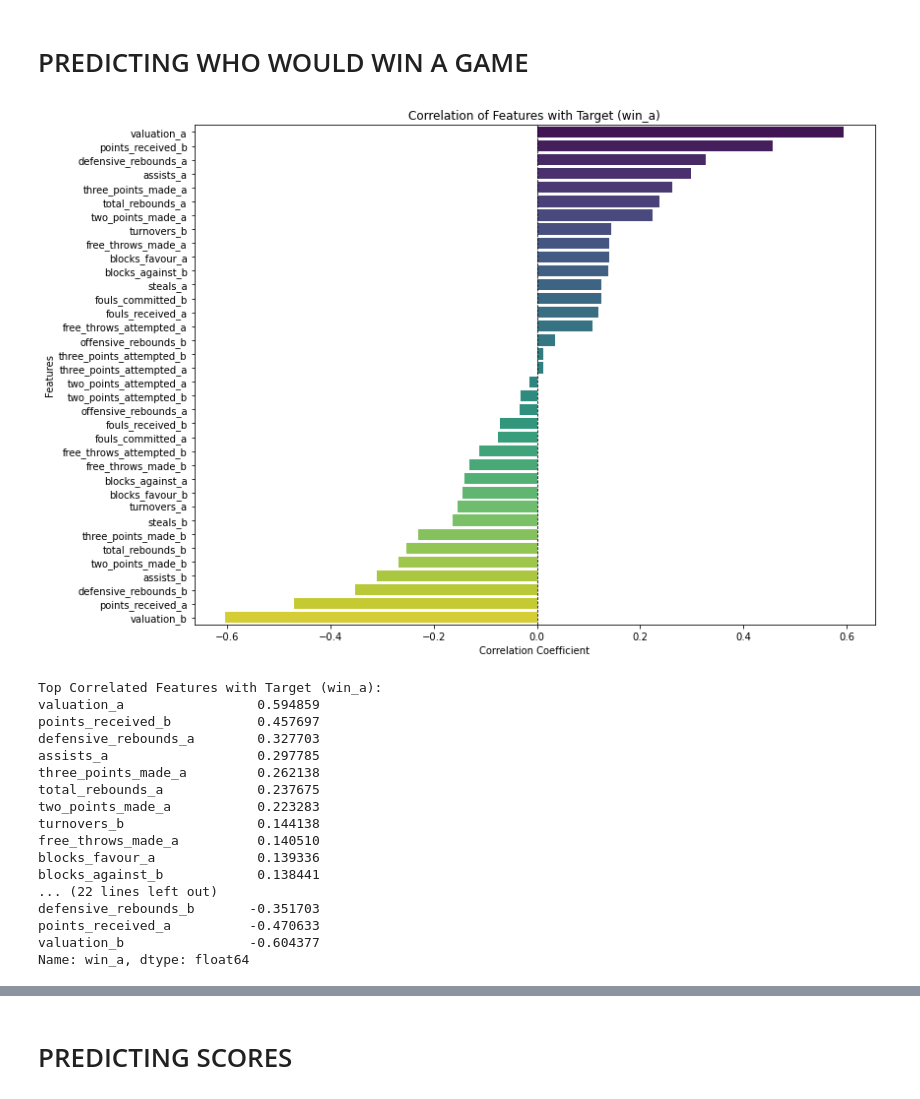
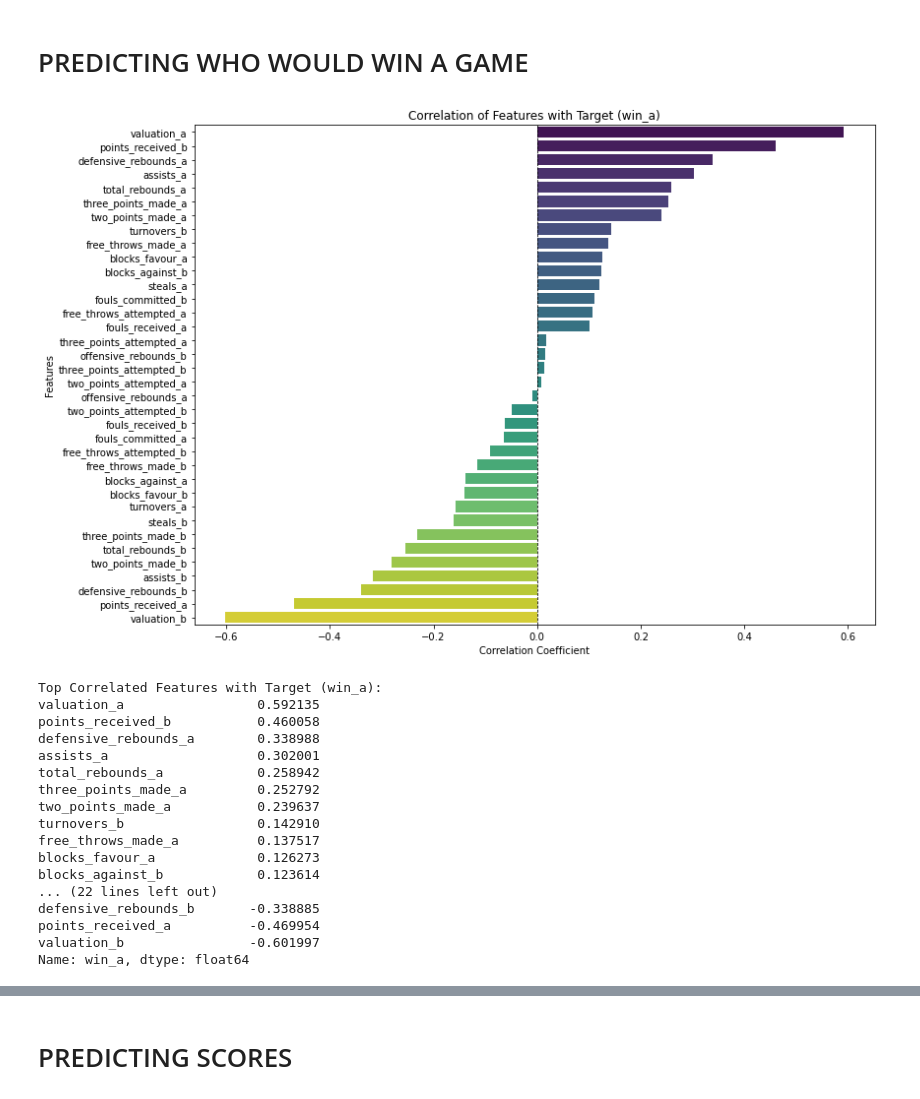
Before and after one commit to raulfu/analitica_visual, a Jupyter notebook: EDA_predictive_models.ipynb, the cells around one changed output, grey strips where cells are left out. Saved outputs shown, nothing was run; the diff lists cells and outputs as text; code cells hidden in the pictures.

```diff
--- a/EDA_predictive_models.ipynb
+++ b/EDA_predictive_models.ipynb
@@ -11,6 +11,8 @@ df_box_score = pd.read_csv(shared_drive_path + 'euroleague_box_score.csv')
 df_teams = pd.read_csv(shared_drive_path + 'euroleague_teams.csv')
 df_points = pd.read_csv(shared_drive_path + 'euroleague_points.csv')
 df_header = pd.read_csv(shared_drive_path + 'euroleague_header.csv')
+
+df_box_score_eurocup = pd.read_csv(shared_drive_path + 'eurocup_box_score.csv')
 # %%
 df_team_stats_each_game = df_box_score[df_box_score['dorsal'] == 'TOTAL']
 
@@ -85,3 +87,33 @@ merged_df_team_stats_each_game
 | 4377 | E2024_069 | ASV-ULK | 8 | REGULAR SEASON | E2024 | ULK | 77 | 22 | ... |
 | 4378 | E2024_070 | PAN-OLY | 8 | REGULAR SEASON | E2024 | OLY | 94 | 24 | ... |
 4379 rows × 50 columns
+# %%
+df_team_stats_each_game_eurocup = df_box_score_eurocup[df_box_score_eurocup['dorsal'] == 'TOTAL']
+
+# Add the points_received column
+df_team_stats_each_game_eurocup['points_received'] = df_team_stats_each_game_eurocup.groupby('game_id')['points'].shift(-1)
+
+# To ensure the last row in each game_id group gets its corresponding points
+df_team_stats_each_game_eurocup['points_received'] = df_team_stats_each_game_eurocup['points_received'].fillna(df_team_stats_each_game_eurocup.groupby('game_id')['points'].shift(1))
+
+# Adding column WIN
+df_team_stats_each_game_eurocup['win'] = (df_team_stats_each_game_eurocup['points'] > df_team_stats_each_game_eurocup['points_received']).astype(int)
+
+# Step 1.1: Drop unnecessary columns
+columns_to_drop = ['game_player_id', 'player_id', 'is_starter', 'is_playing', 'dorsal', 'player', 'minutes']
+df_team_stats_each_game_eurocup = df_team_stats_each_game_eurocup.drop(columns=columns_to_drop)
+
+# Step 1.3: Combine rows into single rows representing matchups
+# Split rows into two groups (team A and team B stats)
+team_a_stats_eurocup = df_team_stats_each_game_eurocup[df_team_stats_each_game_eurocup['game_id'].duplicated(keep='first')]
+team_b_stats_eurocup = df_team_stats_each_game_eurocup[df_team_stats_each_game_eurocup['game_id'].duplicated(keep='last')]
+
+# Merge team A and team B stats into a single row per game
+merged_df_team_stats_each_game_eurocup = pd.merge(team_a_stats_eurocup, team_b_stats_eurocup, on='game_id', suffixes=('_a', '_b'))
+
+# Optional: Remove duplicate columns and reorder if necessary
+merged_df_team_stats_each_game_eurocup = merged_df_team_stats_each_game_eurocup.drop(columns=['game_b', 'round_b', 'phase_b'])
+merged_df_team_stats_each_game_eurocup.rename(columns={'season_code_a': 'season_code'}, inplace=True)
+merged_df_team_stats_each_game_eurocup.rename(columns={'game_a': 'game'}, inplace=True)
+merged_df_team_stats_each_game_eurocup.rename(columns={'round_a': 'round'}, inplace=True)
+merged_df_team_stats_each_game_eurocup.rename(columns={'phase_a': 'phase'}, inplace=True)
@@ -87,0 +136,6 @@ merged_df_team_stats_each_game
+# %%
+# Concatenating the DataFrames
+merged_df_team_stats_each_game_all_games = pd.concat([merged_df_team_stats_each_game_eurocup, merged_df_team_stats_each_game], axis=0,  ignore_index=True)
+
+# Check the result
+merged_df_team_stats_each_game_all_games
@@ -936,51 +1005,52 @@ from sklearn.metrics import classification_report, accuracy_score, mean_squared_
 
 # Step 3.1: Define numeric features
 numeric_features = [
     'two_points_made_a', 'two_points_attempted_a', 'three_points_made_a', 'three_points_attempted_a',
     'free_throws_made_a', 'free_throws_attempted_a', 'offensive_rebounds_a', 'defensive_rebounds_a',
     'total_rebounds_a', 'assists_a', 'steals_a', 'turnovers_a', 'blocks_favour_a', 'blocks_against_a',
     'fouls_committed_a', 'fouls_received_a', 'valuation_a', 'points_received_a',
     'two_points_made_b', 'two_points_attempted_b', 'three_points_made_b', 'three_points_attempted_b',
     'free_throws_made_b', 'free_throws_attempted_b', 'offensive_rebounds_b', 'defensive_rebounds_b',
     'total_rebounds_b', 'assists_b', 'steals_b', 'turnovers_b', 'blocks_favour_b', 'blocks_against_b',
     'fouls_committed_b', 'fouls_received_b', 'valuation_b', 'points_received_b'
 ]
 
 # Compute correlation matrix
-correlation_matrix = merged_df_team_stats_each_game[numeric_features + ['win_a']].corr()
+#correlation_matrix = merged_df_team_stats_each_game[numeric_features + ['win_a']].corr()
+correlation_matrix = merged_df_team_stats_each_game_all_games[numeric_features + ['win_a']].corr()
 correlations_with_target = correlation_matrix['win_a'].drop('win_a').sort_values(ascending=False)
 
 # Visualize the top correlations
 plt.figure(figsize=(12, 8))
 sns.barplot(x=correlations_with_target.values, y=correlations_with_target.index, palette='viridis')
 plt.title('Correlation of Features with Target (win_a)')
 plt.xlabel('Correlation Coefficient')
 plt.ylabel('Features')
 plt.axvline(0, color='black', linewidth=0.8, linestyle='--')
 plt.tight_layout()
 plt.show()
 
 # Display top correlated features
 print("Top Correlated Features with Target (win_a):")
 print(correlations_with_target)
 # %% [output]
-[figure, old version]
+[figure, new version]
 Top Correlated Features with Target (win_a):
-valuation_a                 0.594859
-points_received_b           0.457697
-defensive_rebounds_a        0.327703
-assists_a                   0.297785
-three_points_made_a         0.262138
-total_rebounds_a            0.237675
-two_points_made_a           0.223283
-turnovers_b                 0.144138
-free_throws_made_a          0.140510
-blocks_favour_a             0.139336
-blocks_against_b            0.138441
+valuation_a                 0.592135
+points_received_b           0.460058
+defensive_rebounds_a        0.338988
+assists_a                   0.302001
+total_rebounds_a            0.258942
+three_points_made_a         0.252792
+two_points_made_a           0.239637
+turnovers_b                 0.142910
+free_throws_made_a          0.137517
+blocks_favour_a             0.126273
+blocks_against_b            0.123614
 ... (22 lines left out)
-defensive_rebounds_b       -0.351703
-points_received_a          -0.470633
-valuation_b                -0.604377
+defensive_rebounds_b       -0.338885
+points_received_a          -0.469954
+valuation_b                -0.601997
 Name: win_a, dtype: float64
 # %%
 # Step 3.2: Define features and target for modeling
```
Also changed, not shown: parts of 19 cells of this notebook, 11 other files.
